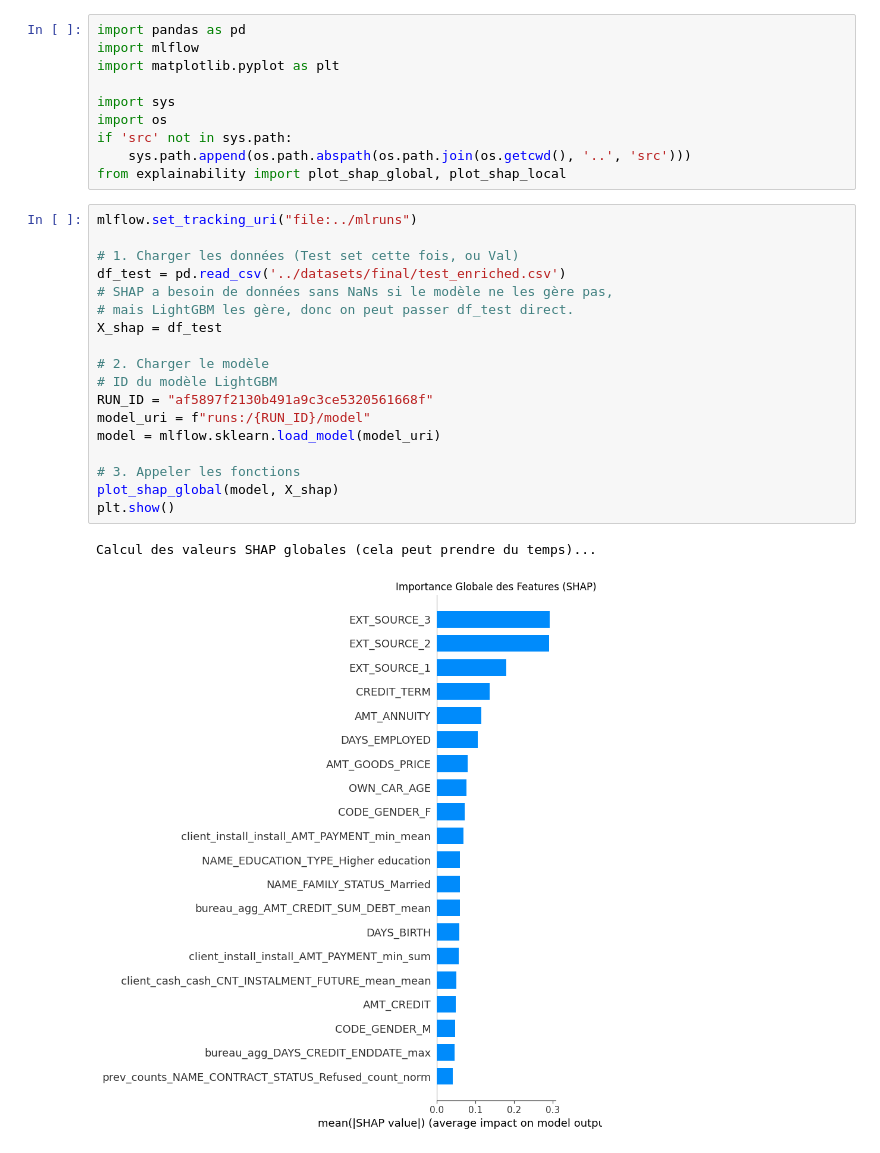
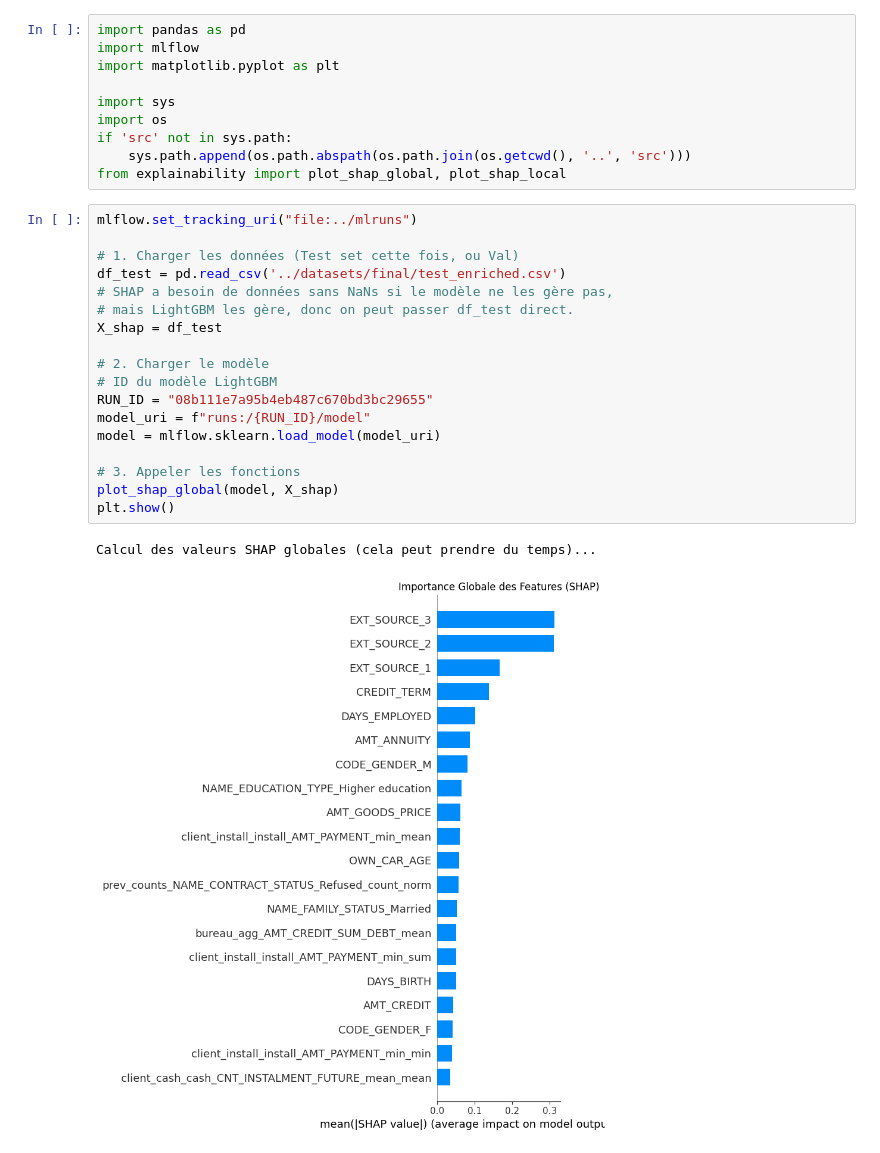
Before and after one commit to Sorci3/dataAnalysis, a Jupyter notebook: notebooks/03_explainability.ipynb, the cells around one changed output. Cells and saved outputs as stored; diff of their text form.

```diff
--- a/notebooks/03_explainability.ipynb
+++ b/notebooks/03_explainability.ipynb
@@ -11,24 +11,24 @@ from explainability import plot_shap_global, plot_shap_local
 # %%
 mlflow.set_tracking_uri("file:../mlruns")
 
 # 1. Charger les données (Test set cette fois, ou Val)
 df_test = pd.read_csv('../datasets/final/test_enriched.csv')
 # SHAP a besoin de données sans NaNs si le modèle ne les gère pas,
 # mais LightGBM les gère, donc on peut passer df_test direct.
 X_shap = df_test
 
 # 2. Charger le modèle
 # ID du modèle LightGBM
-RUN_ID = "af5897f2130b491a9c3ce5320561668f"
+RUN_ID = "08b111e7a95b4eb487c670bd3bc29655"
 model_uri = f"runs:/{RUN_ID}/model"
 model = mlflow.sklearn.load_model(model_uri)
 
 # 3. Appeler les fonctions
 plot_shap_global(model, X_shap)
 plt.show()
 # %% [output]
 Calcul des valeurs SHAP globales (cela peut prendre du temps)...
-[figure, old version]
+[figure, new version]
 # %%
 # 3. Appeler les fonctions
 plot_shap_local(model, X_shap,1200)
```
Also changed, not shown: parts of 1 cell of this notebook, 1 other file.
